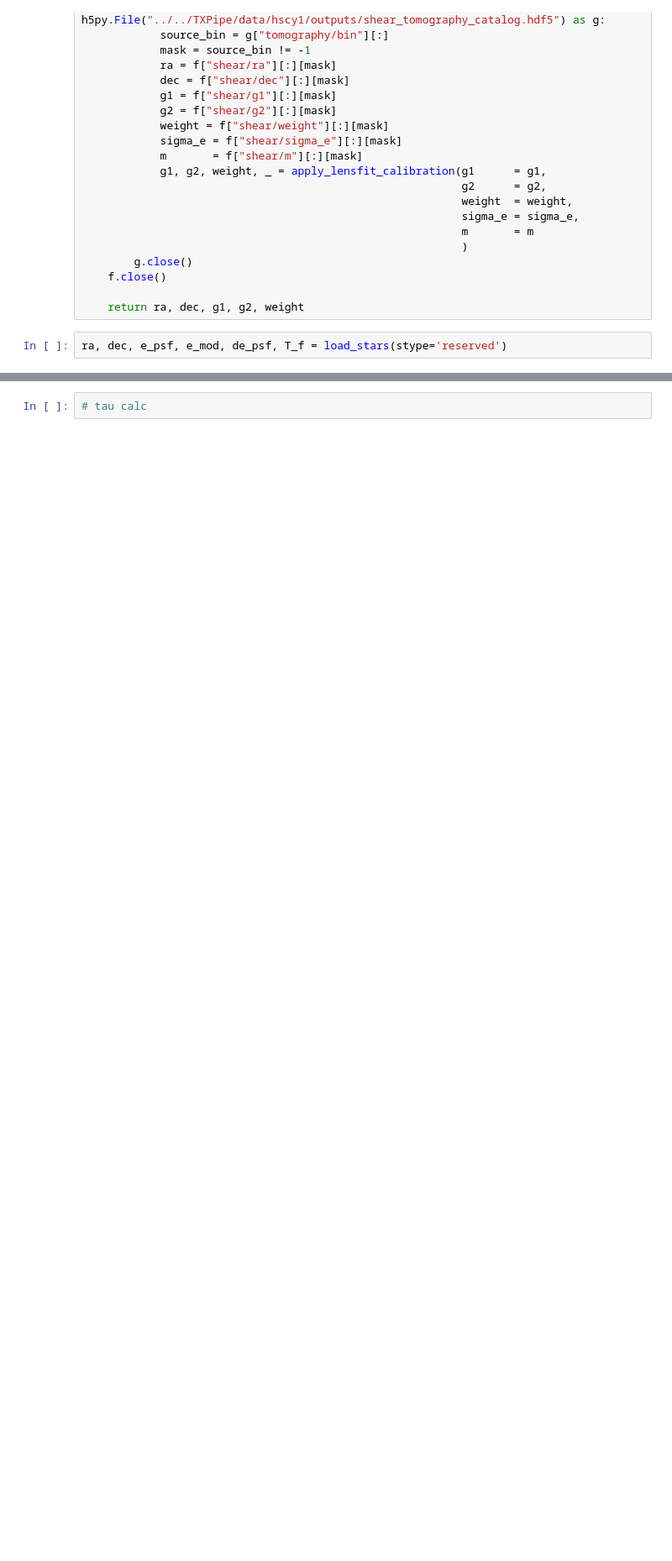
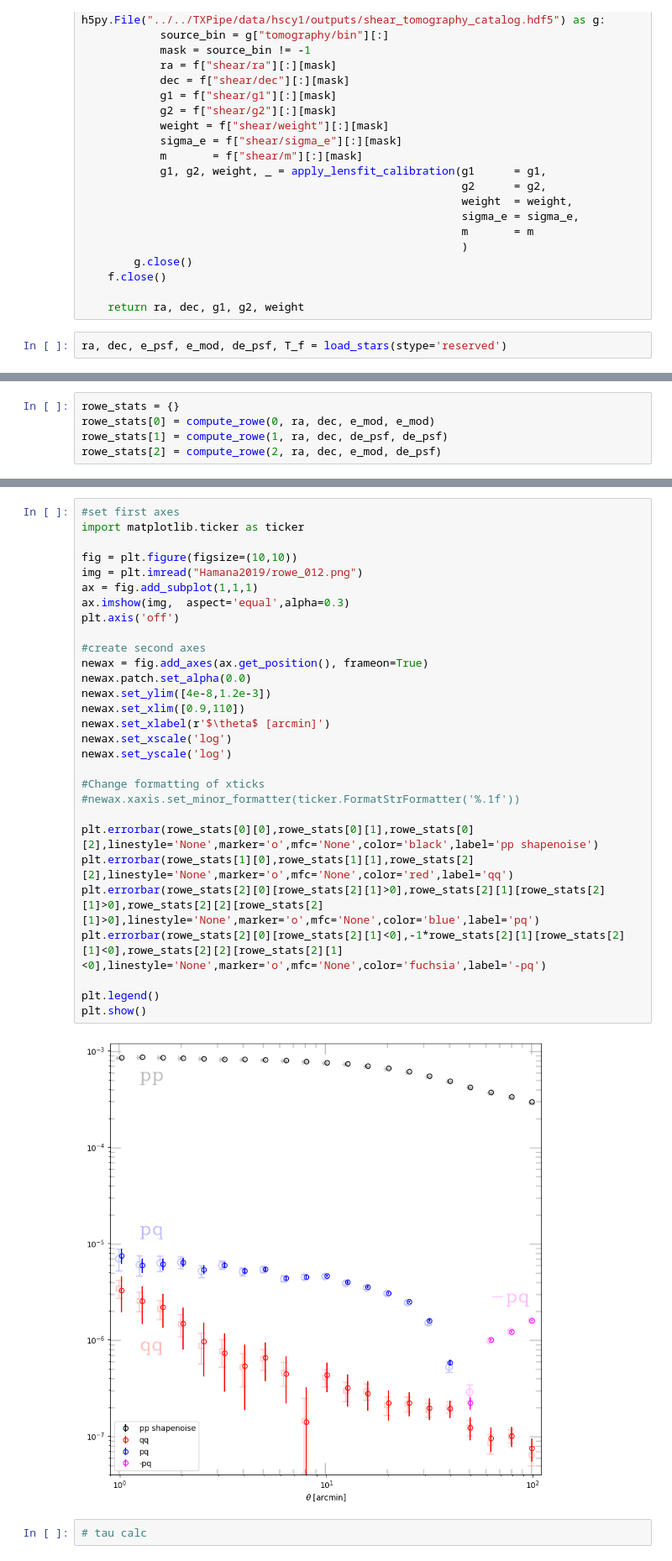
Before and after one commit to LSSTDESC/nulltests_txpipe, a Jupyter notebook: hscy1/TauStatsPaperComparison.ipynb, the cells around one changed output, grey strips where cells are left out. Shown at 84% size. Saved outputs shown, nothing was run; the diff lists cells and outputs as text; blank space fills up the shorter version.

```diff
--- a/hscy1/TauStatsPaperComparison.ipynb
+++ b/hscy1/TauStatsPaperComparison.ipynb
@@ -73,0 +98,5 @@ ra, dec, e_psf, e_mod, de_psf, T_f = load_stars(stype='reserved')
+# %%
+rowe_stats = {}
+rowe_stats[0] = compute_rowe(0, ra, dec, e_mod, e_mod)
+rowe_stats[1] = compute_rowe(1, ra, dec, de_psf, de_psf)
+rowe_stats[2] = compute_rowe(2, ra, dec, e_mod, de_psf)
@@ -74,3 +107,34 @@ ra, dec, e_psf, e_mod, de_psf, T_f = load_stars(stype='reserved')
+# %%
+#set first axes
+import matplotlib.ticker as ticker
+
+fig = plt.figure(figsize=(10,10))
+img = plt.imread("Hamana2019/rowe_012.png")
+ax = fig.add_subplot(1,1,1)
+ax.imshow(img,  aspect='equal',alpha=0.3)
+plt.axis('off')
+
+#create second axes
+newax = fig.add_axes(ax.get_position(), frameon=True)
+newax.patch.set_alpha(0.0)
+newax.set_ylim([4e-8,1.2e-3])
+newax.set_xlim([0.9,110])
+newax.set_xlabel(r'$\theta$ [arcmin]')
+newax.set_xscale('log')
+newax.set_yscale('log')
+
+#Change formatting of xticks
+#newax.xaxis.set_minor_formatter(ticker.FormatStrFormatter('%.1f'))
+
+plt.errorbar(rowe_stats[0][0],rowe_stats[0][1],rowe_stats[0][2],linestyle='None',marker='o',mfc='None',color='black',label='pp shapenoise')
+plt.errorbar(rowe_stats[1][0],rowe_stats[1][1],rowe_stats[2][2],linestyle='None',marker='o',mfc='None',color='red',label='qq')
+plt.errorbar(rowe_stats[2][0][rowe_stats[2][1]>0],rowe_stats[2][1][rowe_stats[2][1]>0],rowe_stats[2][2][rowe_stats[2][1]>0],linestyle='None',marker='o',mfc='None',color='blue',label='pq')
+plt.errorbar(rowe_stats[2][0][rowe_stats[2][1]<0],-1*rowe_stats[2][1][rowe_stats[2][1]<0],rowe_stats[2][2][rowe_stats[2][1]<0],linestyle='None',marker='o',mfc='None',color='fuchsia',label='-pq')
+
+plt.legend()
+plt.show()
+# %% [output]
+[figure, added]
 # %%
 # tau calc
 # %%
```
Also changed, not shown: parts of 14 cells of this notebook.
